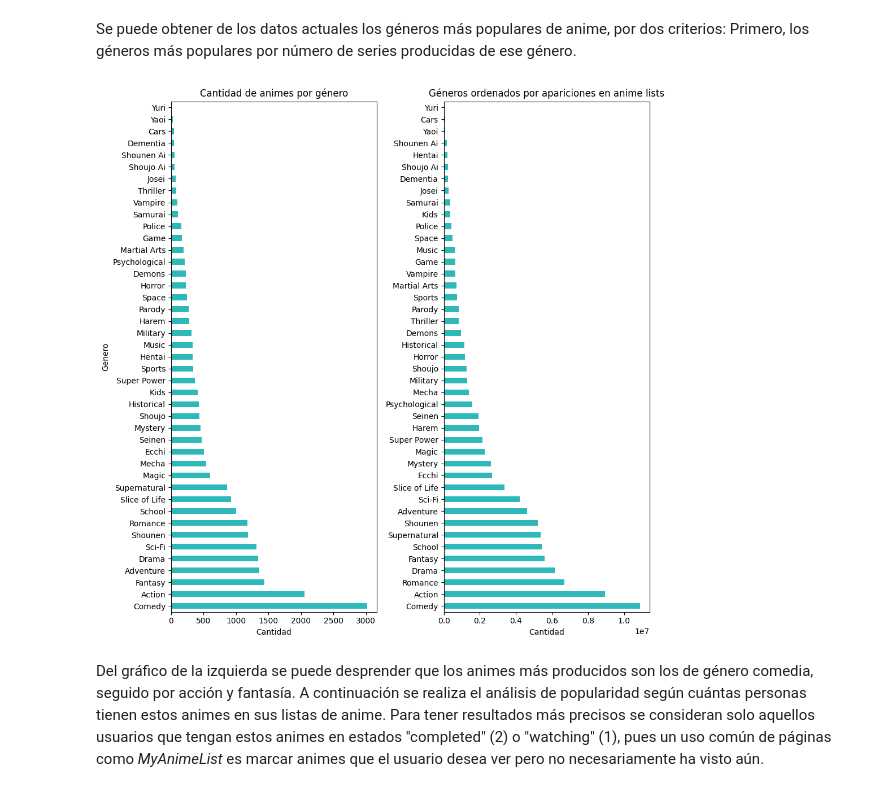
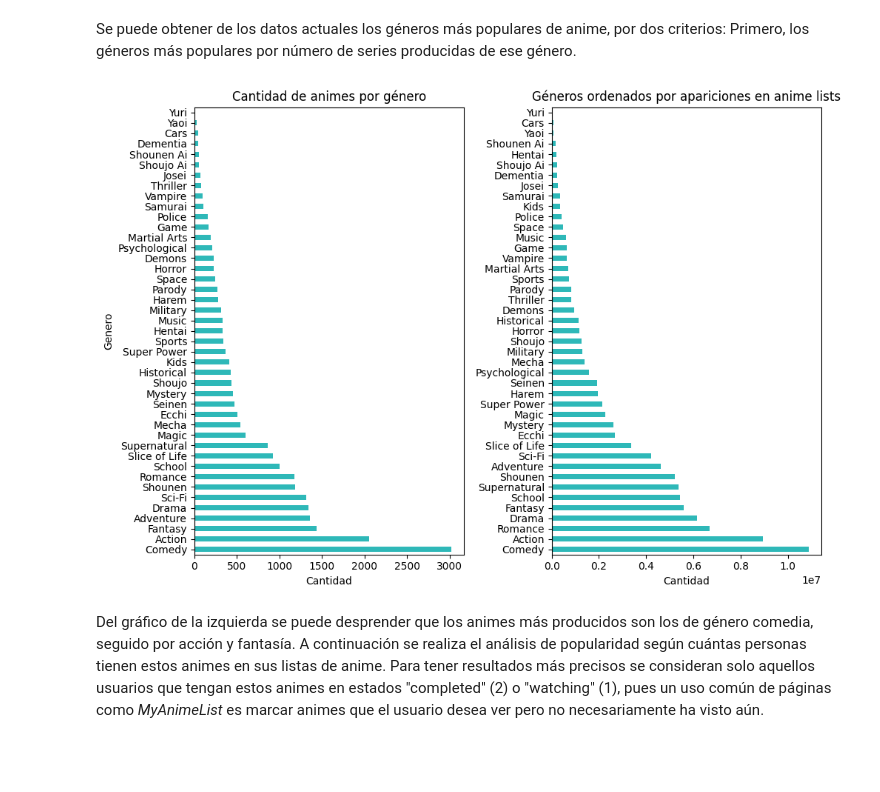
Before and after one commit to bigkwii/CC5205-2022-2-grupo-15, a Jupyter notebook: hito1.ipynb, the cells around one changed output. Cells and saved outputs as stored; diff of their text form; code cells hidden in the pictures; blank space fills up the shorter version.

```diff
--- a/hito1.ipynb
+++ b/hito1.ipynb
@@ -246,12 +246,12 @@ anime_genres_by_lists = animelists_watched_completed["genre"].str.split(", ", ex
 # %%
 # Graficamos los generos
 fig, (ax1,ax2) = plt.subplots(1,2, figsize=(10,4))  # 1 row, 2 columns
-anime_genres_by_anime.plot.barh(xlabel="Cantidad", ylabel="Genero", title="Cantidad de animes por género", figsize=(10, 10), ax=ax1, color='#2EB8B8')
-anime_genres_by_lists.plot.barh(xlabel="Cantidad", title="Géneros ordenados por apariciones en anime lists", figsize=(10, 10), ax=ax2, color='#2EB8B8')
+anime_genres_by_anime.plot.barh(xlabel="Cantidad", ylabel="Genero", title="Cantidad de animes por género", figsize=(10, 7), ax=ax1, color='#2EB8B8')
+anime_genres_by_lists.plot.barh(xlabel="Cantidad", title="Géneros ordenados por apariciones en anime lists", figsize=(10, 7), ax=ax2, color='#2EB8B8')
 # tight layout to avoid overlapping
 plt.tight_layout()
 # %% [output]
-[figure, old version]
+[figure, new version]
 # %% [markdown]
 Del gráfico de la izquierda se puede desprender que los animes más producidos son los de género comedia, seguido por acción y fantasía.
 A continuación se realiza el análisis de popularidad según cuántas personas tienen estos animes en sus listas de anime. Para tener resultados más precisos se consideran solo aquellos usuarios que tengan estos animes en estados "completed" (2) o "watching" (1), pues un uso común de páginas como *MyAnimeList* es marcar animes que el usuario desea ver pero no necesariamente ha visto aún.
```
Also changed, not shown: parts of 2 cells of this notebook.
